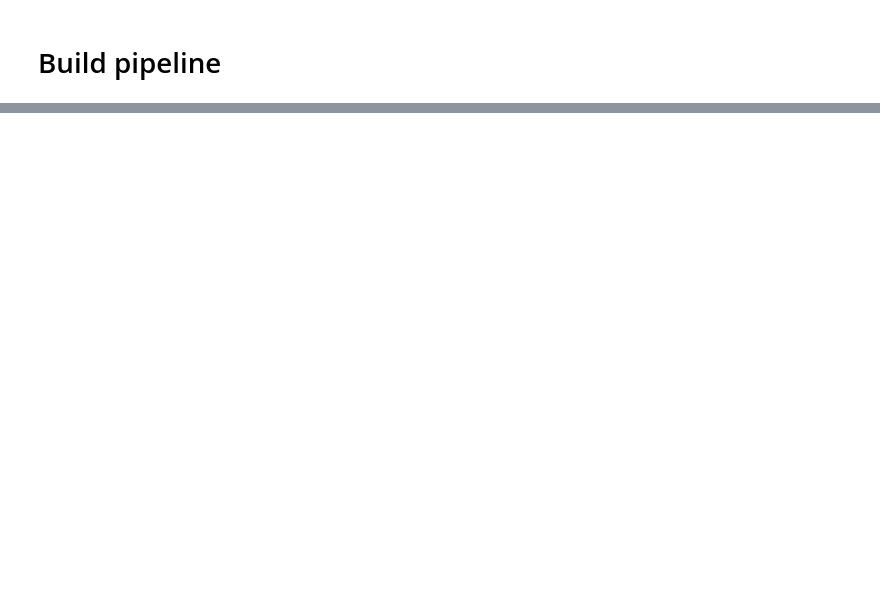
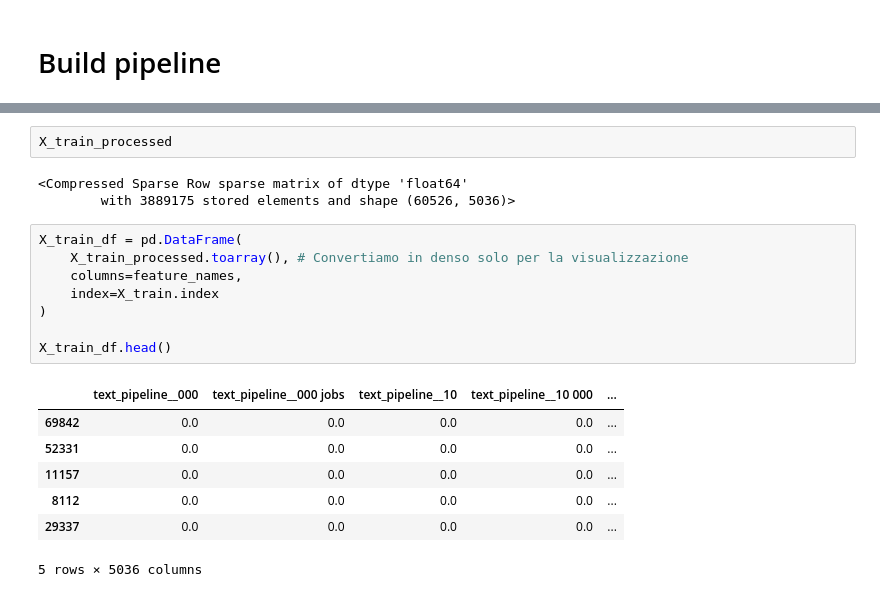
Before and after one commit to MottaDavide/news_classification, a Jupyter notebook: trial.ipynb, the cells around one changed output, grey strips where cells are left out. Saved outputs shown, nothing was run; the diff lists cells and outputs as text; blank space fills up the shorter version.

```diff
--- a/trial.ipynb
+++ b/trial.ipynb
@@ -184,0 +60,21 @@ from category_encoders.cat_boost import CatBoostEncoder
+# %%
+X_train_processed
+# %% [output]
+<Compressed Sparse Row sparse matrix of dtype 'float64'
+        with 3889175 stored elements and shape (60526, 5036)>
+# %%
+X_train_df = pd.DataFrame(
+    X_train_processed.toarray(), # Convertiamo in denso solo per la visualizzazione
+    columns=feature_names,
+    index=X_train.index
+)
+
+X_train_df.head()
+# %% [output]
+|  | text_pipeline__000 | text_pipeline__000 jobs | text_pipeline__10 | text_pipeline__10 000 | ... |
+| 69842 | 0.0 | 0.0 | 0.0 | 0.0 | ... |
+| 52331 | 0.0 | 0.0 | 0.0 | 0.0 | ... |
+| 11157 | 0.0 | 0.0 | 0.0 | 0.0 | ... |
+| 8112 | 0.0 | 0.0 | 0.0 | 0.0 | ... |
+| 29337 | 0.0 | 0.0 | 0.0 | 0.0 | ... |
+5 rows × 5036 columns
```
Also changed, not shown: parts of 34 cells of this notebook, 4 other files.
